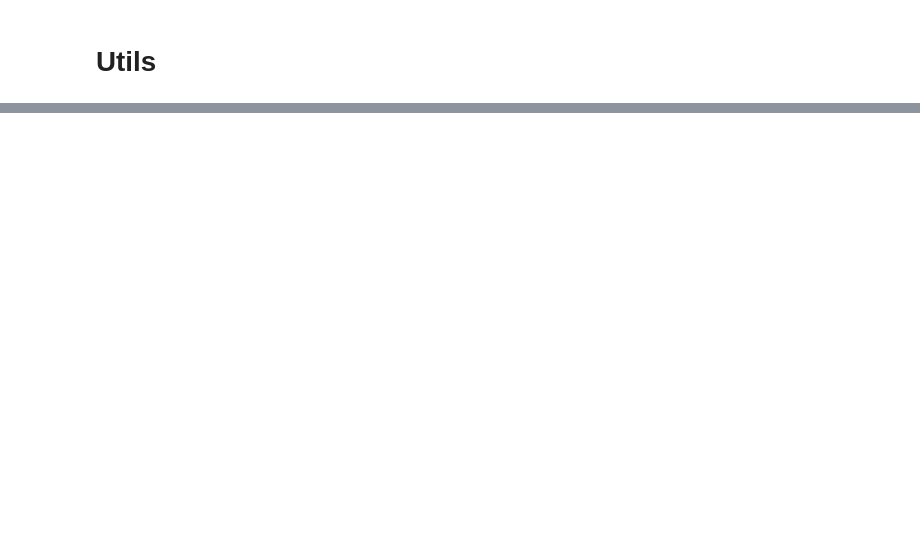
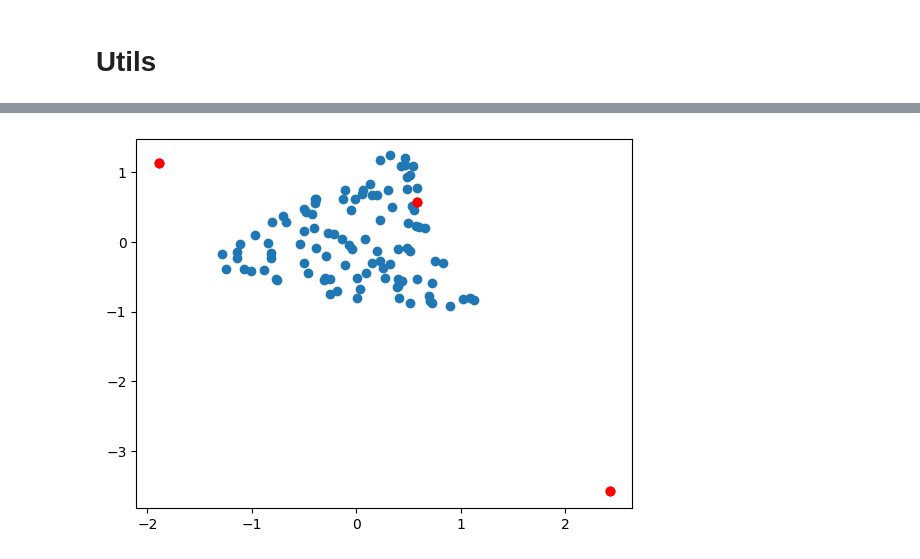
Before and after one commit to dennis-grinwald/task_vectors, a Jupyter notebook: analysis/sisal.ipynb, the cells around one changed output, grey strips where cells are left out. Saved outputs shown, nothing was run; the diff lists cells and outputs as text; code cells hidden in the pictures; blank space fills up the shorter version.

```diff
--- a/analysis/sisal.ipynb
+++ b/analysis/sisal.ipynb
@@ -16,0 +1088,11 @@ import matplotlib.pyplot as plt
+# %%
+# Simulated hyperspectral data
+np.random.seed(42)
+num_bands = 10
+num_pixels = 100
+num_endmembers = 3
+# Randomly generate synthetic data
+true_endmembers = np.random.rand(num_bands, num_endmembers)
+abundances = np.random.dirichlet(alpha=np.ones(num_endmembers), size=num_pixels).T
+X = true_endmembers @ abundances + 0.01 * np.random.randn(num_bands, num_pixels)
+X.shape
@@ -16,0 +1101,4 @@ import matplotlib.pyplot as plt
+# %%
+M, Q, Y_proj, Up, my, sing_values = sisal(X, num_endmembers, seed=0, mm_iters=200, verbose=2)
+plot_endmembers_error(true_endmembers, M)
+print(f'sing_values: {sing_values}')
@@ -16,0 +1109,15 @@ import matplotlib.pyplot as plt
+# %%
+index_1 = 0
+index_2 = 1
+plt.scatter(
+    Y_proj[index_1,:],
+    Y_proj[index_2,:]
+)
+for m in Q:
+    plt.scatter(
+        lin.inv(Q)[index_1],
+        lin.inv(Q)[index_2],
+        color='red'
+        )
+# %% [output]
+[figure, added]
```
Also changed, not shown: parts of 23 cells of this notebook, 11 other files.
